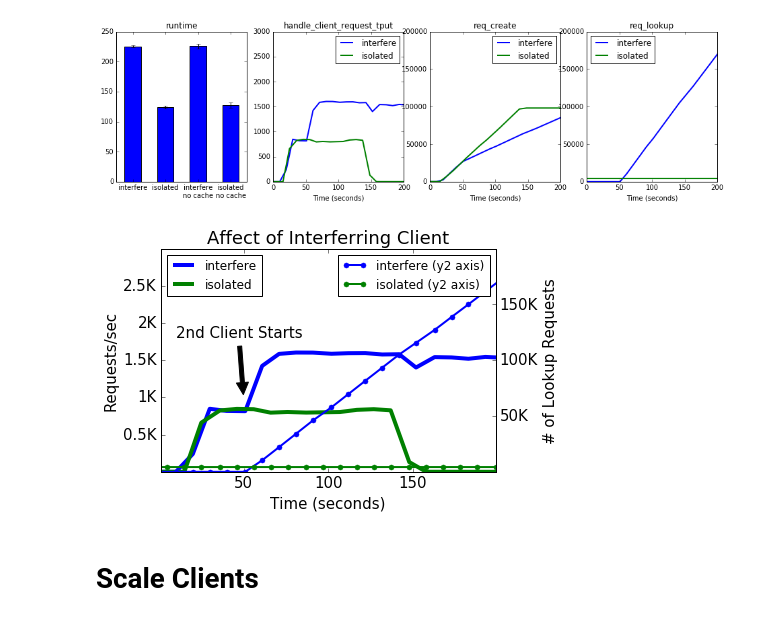
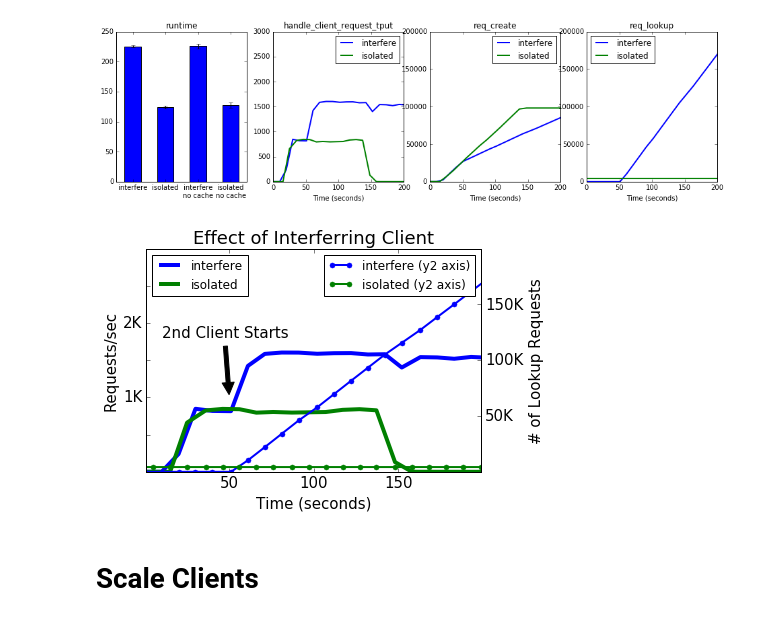
Before and after one commit to michaelsevilla/anonymous-popper, a Jupyter notebook: viz-consistency.ipynb, the cells around one changed output. Drawn from its saved outputs; the diff is of its cells as text; code cells hidden in the pictures.

Commit message:
paper: jeff/carlos intro comments, fix figs
Signed-off-by: Michael Sevilla <mikesevilla3@gmail.com>

```diff
--- a/viz-consistency.ipynb
+++ b/viz-consistency.ipynb
@@ -110,8 +110,8 @@ df1 = df
 df1['x'] = df['x'] - 300
 df1['handle_client_request_tput'] = df1['handle_client_request_tput'] - 0
 df1.plot(ax=ax, x='x', y='handle_client_request_tput', lw=4, label='isolated')
-ax.set_yticklabels(['', '0.5K', '1K', '1.5K', '2K', '2.5K', ''])
-ax.set_title('Affect of Interferring Client')
+ax.set_yticklabels(['', '', '1K', '', '2K', '', ''])
+ax.set_title('Effect of Interferring Client')
 ax.set_xlabel('Time (seconds)')
 ax.set_ylabel('Requests/sec')
 ax.set_ylim(0, 3000)
@@ -120,35 +120,35 @@ ax.legend(loc='upper left', fontsize=12)
 ax2 = ax.twinx()
 ("req_lookup", 3, 300, 210000)
 df = pd.read_csv(s + 'req_lookup.wsp.out', skiprows=13, names=["index", "time", 'req_lookup'])
 df = df[df['time'] != 0]                  # filter out null timestamps
 shft = df['index'].iloc[0]                # shift timestamps to 0
 df['x'] = df['time'] - init - shft        # specify values for x axis
 df.plot(ax=ax2, x='x', y='req_lookup', marker='.', ms=10, lw=2, label='interfere (y2 axis)')
 
 df1 = df
 df1['x'] = df['x'] - 300
 df1['req_lookup'] = df1['req_lookup'] - 210000
 df1.plot(ax=ax2, x='x', y='req_lookup', marker='.', ms=10, lw=2, label='isolated (y2 axis)')
 
 ax2.legend(loc='upper right', fontsize=12)
 ax2.set_ylabel('# of Lookup Requests')
 ax2.set_xlim(1, 199)
 ax2.set_ylim(1, 200000)
 vals = ax2.get_yticks()
 ax2.set_yticklabels(['{:3.0f}K'.format(x/1000) for x in vals])
 ax2.set_yticklabels(['', '50K', '100K', '150K', ''])
 
 
 # add arrow
 ax.annotate('2nd Client Starts', fontsize=15, xy=(50, 1000), xytext=(10, 1800),
             arrowprops=dict(facecolor='black', shrink=0.05),
             horizontalalignment='middle',
             )
 font = {'size'   : 15}
 matplotlib.rc('font', **font)
-fig.savefig('paper/graphs/behavior-interfere.png', dpi=400)
+fig.savefig('paper/graphs/behavior-interfere.png', bbox_inches='tight', dpi=400)
 # %% [output]
-[figure, old version]
+[figure, new version]
 # %% [markdown]
 # Scale Clients
 # %%
```
Also changed, not shown: parts of 2 cells of this notebook, 23 other files.
